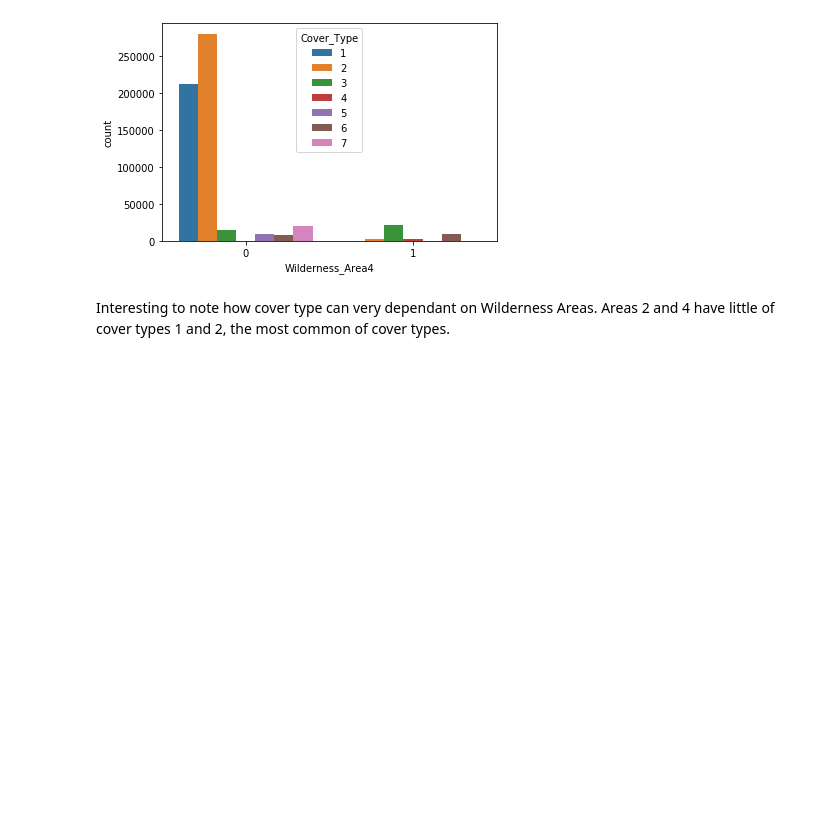
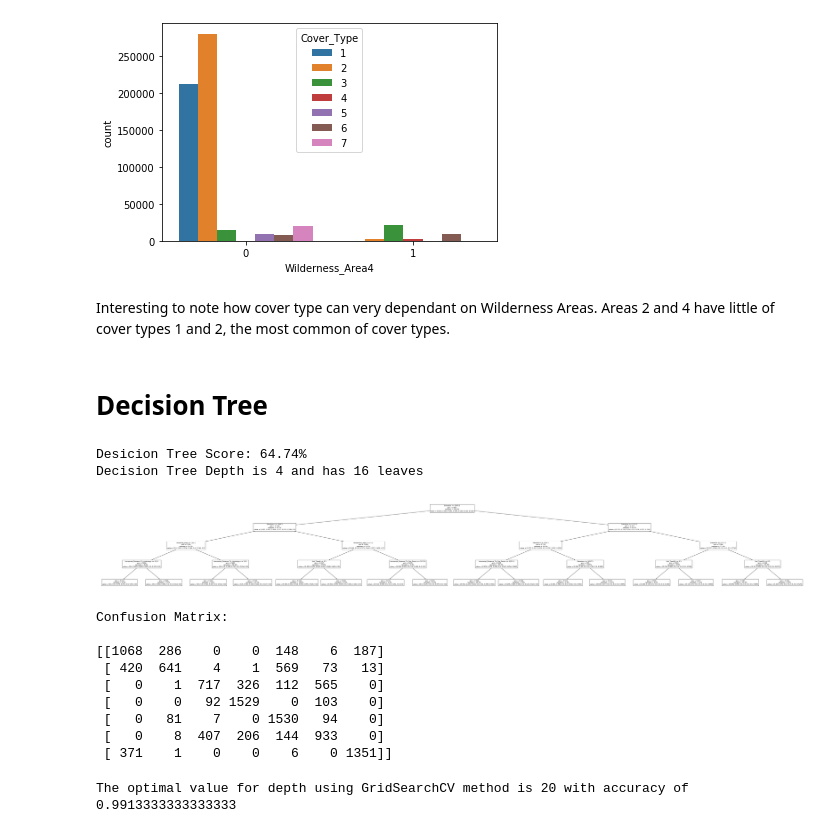
Before and after one commit to aidan-jackson-data/Forest-Cover-Type-Prediction, a Jupyter notebook: andi_morey_EDA.ipynb, the cells around one changed output. Saved outputs shown, nothing was run; the diff lists cells and outputs as text; code cells hidden in the pictures; blank space fills up the shorter version.

Commit message:
Adding Decision Tree code in my EDA file.

```diff
--- a/andi_morey_EDA.ipynb
+++ b/andi_morey_EDA.ipynb
@@ -198,3 +198,30 @@ for i, col in enumerate(Wilderness_data.columns):
 [figure]
 # %% [markdown]
   Interesting to note how cover type can very dependant on Wilderness Areas. Areas 2 and 4 have little of cover types 1 and 2, the most common of cover types.
+# %% [markdown]
+# Decision Tree
+# %%
+from sklearn.model_selection import cross_val_score
+from sklearn import tree
+
+train_df = pd.read_csv(r"data\train.csv")
+test_df = pd.read_csv(r"data\test.csv")
+
+# Build the np arrays
+train_data = train_df.to_numpy()
+test_data = test_df.to_numpy()
+
+# Get last column for train labels
+train_labels = train_data[ :,55]
+
+#Remove last column from train_data because that is the labels
+train_data = np.delete(train_data, 55, axis=1)
+
+# Shuffle the input
+shuffle = np.random.permutation(np.arange(train_data.shape[0]))
+train_data, train_labels = train_data[shuffle], train_labels[shuffle]
+
+# Set some variables to hold test, dev, and training data.
+test_data, test_labels = train_data[0:2000,:], train_labels[0:2000]
+dev_data, dev_labels = train_data[2000:14000,:], train_labels[2000:14000]
+mini_train_data, mini_train_labels = train_data[14000:15000,:], train_labels[14000:15000]
@@ -200,0 +279,47 @@ for i, col in enumerate(Wilderness_data.columns):
+# %%
+clf = tree.DecisionTreeClassifier(max_depth=4, random_state=0)
+clf = clf.fit(train_data, train_labels)
+predicted_labels = clf.predict(dev_data)
+tree_model_score = clf.score(dev_data, dev_labels)
+depth = clf.get_depth()
+num_leaves = clf.get_n_leaves()
+
+print('Desicion Tree Score: %.2f%%' % (tree_model_score*100))
+print('Decision Tree Depth is %d and has %d leaves' % (depth, num_leaves))
+
+plt.figure(figsize=(75,10))
+tree.plot_tree(clf, feature_names=train_df.columns, proportion=True)
+plt.show()
+#print_importances(clf)
+#print_structure(clf)
+print("Confusion Matrix:\n")
+print(confusion_matrix(dev_labels, predicted_labels))
+# %% [output]
+Desicion Tree Score: 64.74%
+Decision Tree Depth is 4 and has 16 leaves
+[figure, added]
+Confusion Matrix:
+
+[[1068  286    0    0  148    6  187]
+ [ 420  641    4    1  569   73   13]
+ [   0    1  717  326  112  565    0]
+ [   0    0   92 1529    0  103    0]
+ [   0   81    7    0 1530   94    0]
+ [   0    8  407  206  144  933    0]
+ [ 371    1    0    0    6    0 1351]]
+# %%
+from sklearn.model_selection import GridSearchCV
+from sklearn.metrics import plot_confusion_matrix
+from sklearn import metrics
+from sklearn.metrics import classification_report
+
+depths = {"max_depth": [3, 4, 5, 10, 20, 25]}
+
+grid_search_decision_tree = GridSearchCV(tree.DecisionTreeClassifier(), depths, scoring='accuracy')
+grid_search_decision_tree.fit(train_data, train_labels)
+predicted = grid_search_decision_tree.predict(dev_data)
+optimal_depth = grid_search_decision_tree.best_params_['max_depth']
+print("The optimal value for depth using GridSearchCV method is {depth} with accuracy of {accuracy}"
+      .format(depth=optimal_depth, accuracy=metrics.accuracy_score(dev_labels, predicted)))
+# %% [output]
+The optimal value for depth using GridSearchCV method is 20 with accuracy of 0.9913333333333333
```
Also changed, not shown: parts of 3 cells of this notebook.
